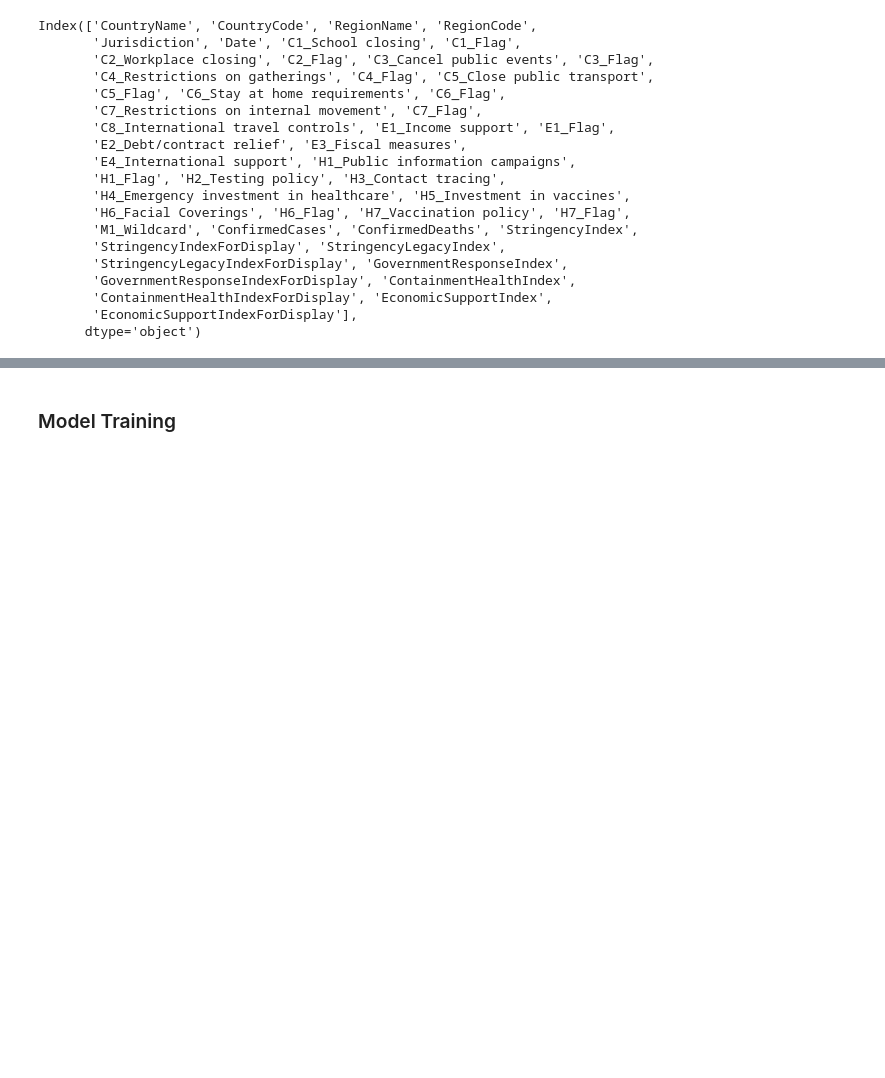
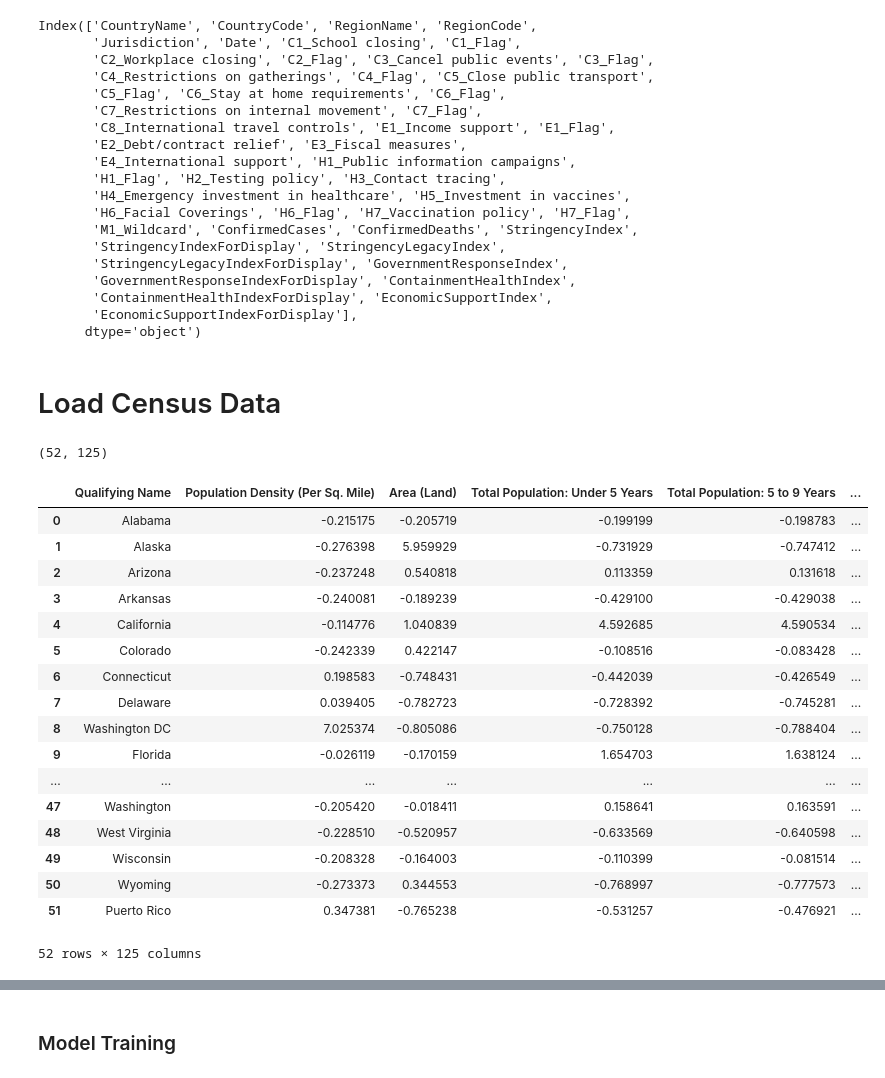
Before and after one commit to katherinesing/usc-xprize-covid, a Jupyter notebook: covid-xprize/covid_xprize/examples/predictors/linear_reg/lin-reg.ipynb, the cells around one changed output, grey strips where cells are left out. Cells and saved outputs as stored; diff of their text form; code cells hidden in the pictures; blank space fills up the shorter version.

```diff
--- a/covid-xprize/covid_xprize/examples/predictors/linear_reg/lin-reg.ipynb
+++ b/covid-xprize/covid_xprize/examples/predictors/linear_reg/lin-reg.ipynb
@@ -13,7 +17,9 @@ import matplotlib.pyplot as plt
 # Main source for the training data
 DATA_URL = 'https://raw.githubusercontent.com/OxCGRT/covid-policy-tracker/master/data/OxCGRT_latest.csv'
 # Local file
-DATA_FILE = 'data/OxCGRT_latest.csv'
+OXFORD_DATA_FILE = 'data/OxCGRT_latest.csv'
+SOCIAL_EXPLORER_DATA_FILE = 'data/social_explorer_data.csv'
+LODES_DATA_FILE = 'data/lodes_us_states_rac_S000_JT00_2018.csv'
 # %%
 import os
 import urllib.request
@@ -52,3 +58,58 @@ Index(['CountryName', 'CountryCode', 'RegionName', 'RegionCode',
        'ContainmentHealthIndexForDisplay', 'EconomicSupportIndex',
        'EconomicSupportIndexForDisplay'],
       dtype='object')
+# %%
+def transform_data(data):
+    # pipe = make_pipeline(StandardScaler(with_std=False), PowerTransformer(standardize=True))
+    pipe = make_pipeline(StandardScaler(with_std=True))
+    if len(data.shape) == 1:
+        transformed_data = pipe.fit_transform(data.reshape(-1,1))
+        return (transformed_data, pipe)
+    transformed_data = pipe.fit_transform(data)
+    return (transformed_data, pipe)
+def apply_transform(pipe, data):
+    if len(data.shape) == 1:
+        return pipe.transform(data.reshape(-1,1))
+    return pipe.transform(data)
+def inverse_transform(pipe, data):
+    if len(data.shape) == 1:
+        return pipe.inverse_transform(data.reshape(-1,1))
+    return pipe.inverse_transform(data)
+# %% [markdown]
+# Load Census Data
+# %%
+census_data = pd.read_csv(SOCIAL_EXPLORER_DATA_FILE, skiprows=[1])
+census_data.drop(columns=['FIPS'], inplace=True)
+cols = census_data.columns.values
+for feat in cols:
+    if 'Employed' in feat or 'Unemployed' in feat:
+        census_data.drop(columns=[feat], inplace=True)
+
+print(census_data.shape)
+# Standardize Census data
+census_columns = census_data.columns[1:]
+census_regions = census_data['Qualifying Name']
+census_data, census_pipe = transform_data(census_data.iloc[:, 1:].values)
+census_data = pd.DataFrame(data=census_data,columns=census_columns)
+census_data.insert(0, 'Qualifying Name', census_regions)
+census_data
+# %% [output]
+(52, 125)
+|  | Qualifying Name | Population Density (Per Sq. Mile) | Area (Land) | Total Population: Under 5 Years | Total Population: 5 to 9 Years | ... |
+| 0 | Alabama | -0.215175 | -0.205719 | -0.199199 | -0.198783 | ... |
+| 1 | Alaska | -0.276398 | 5.959929 | -0.731929 | -0.747412 | ... |
+| 2 | Arizona | -0.237248 | 0.540818 | 0.113359 | 0.131618 | ... |
+| 3 | Arkansas | -0.240081 | -0.189239 | -0.429100 | -0.429038 | ... |
+| 4 | California | -0.114776 | 1.040839 | 4.592685 | 4.590534 | ... |
+| 5 | Colorado | -0.242339 | 0.422147 | -0.108516 | -0.083428 | ... |
+| 6 | Connecticut | 0.198583 | -0.748431 | -0.442039 | -0.426549 | ... |
+| 7 | Delaware | 0.039405 | -0.782723 | -0.728392 | -0.745281 | ... |
+| 8 | Washington DC | 7.025374 | -0.805086 | -0.750128 | -0.788404 | ... |
+| 9 | Florida | -0.026119 | -0.170159 | 1.654703 | 1.638124 | ... |
+| ... | ... | ... | ... | ... | ... | ... |
+| 47 | Washington | -0.205420 | -0.018411 | 0.158641 | 0.163591 | ... |
+| 48 | West Virginia | -0.228510 | -0.520957 | -0.633569 | -0.640598 | ... |
+| 49 | Wisconsin | -0.208328 | -0.164003 | -0.110399 | -0.081514 | ... |
+| 50 | Wyoming | -0.273373 | 0.344553 | -0.768997 | -0.777573 | ... |
+| 51 | Puerto Rico | 0.347381 | -0.765238 | -0.531257 | -0.476921 | ... |
+52 rows × 125 columns
```
Also changed, not shown: parts of 49 cells of this notebook, 2 other files.
